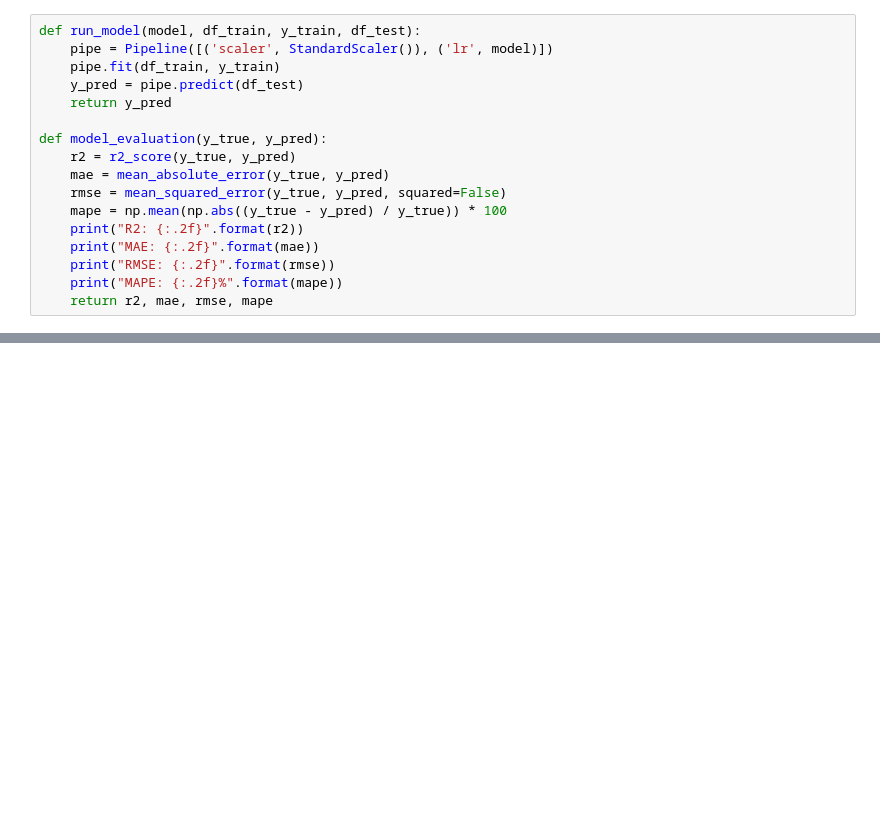
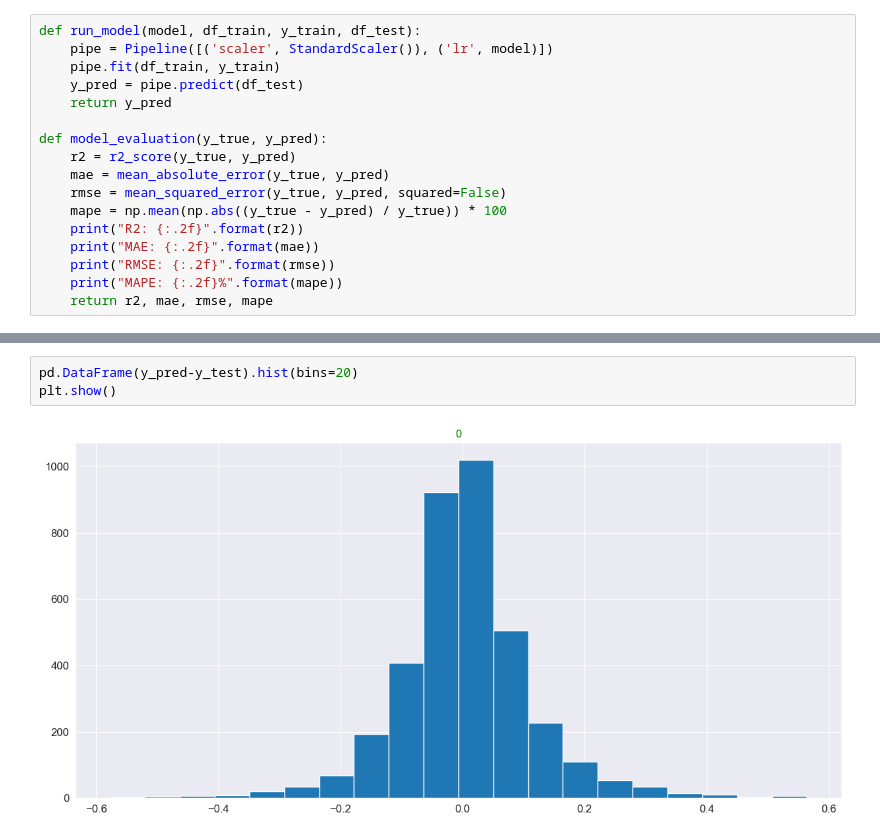
Before and after one commit to eraygokgor/avocado-pricing, a Jupyter notebook: analysis.ipynb, the cells around one changed output, grey strips where cells are left out. Saved outputs shown, nothing was run; the diff lists cells and outputs as text; blank space fills up the shorter version.

```diff
--- a/analysis.ipynb
+++ b/analysis.ipynb
@@ -351,0 +352,5 @@ MAPE: 5.65%
+# %%
+pd.DataFrame(y_pred-y_test).hist(bins=20)
+plt.show()
+# %% [output]
+[figure, added]
```
Also changed, not shown: parts of 14 cells of this notebook.
